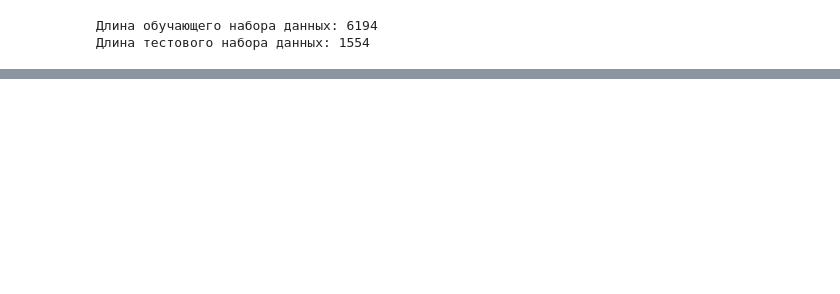
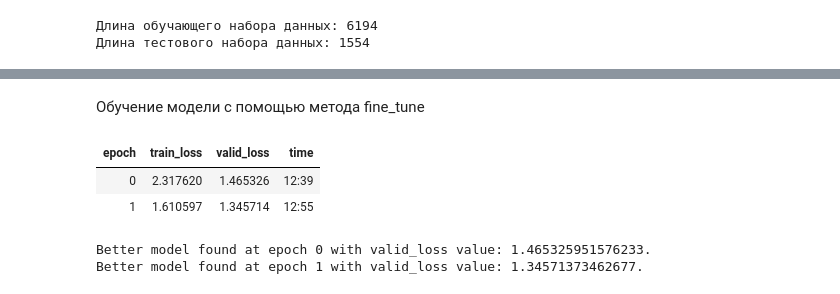
Before and after one commit to diman-dragon/Genre_ID, a Jupyter notebook: model_fastai.ipynb, the cells around one changed output, grey strips where cells are left out. Drawn from its saved outputs; the diff is of its cells as text; code cells hidden in the pictures; blank space fills up the shorter version.

```diff
--- a/model_fastai.ipynb
+++ b/model_fastai.ipynb
@@ -47,0 +37,23 @@ learn = cnn_learner(dls, resnet34, metrics=accuracy)
+# %% [markdown]
+Обучение модели с помощью метода fine_tune
+# %%
+# Определение пути для сохранения модели
+model_save_path = "fine_tune"
+
+# Определение коллбэка EarlyStopping
+early_stopping_cb = EarlyStoppingCallback(monitor='valid_loss', min_delta=0.01, patience=3)
+
+# Определение коллбэка SaveModel
+save_model_cb = SaveModelCallback(monitor='valid_loss', fname='best_model')
+
+# Создание объекта Learner и передача коллбэков EarlyStoppingCallback и SaveModelCallback
+learn = Learner(dls, learn.model, loss_func=learn.loss_func, cbs=[early_stopping_cb, save_model_cb])
+
+# Вызов метода fit для модели с добавлением всех коллбэков
+learn.fit_one_cycle(n_epoch=2, cbs=[early_stopping_cb, save_model_cb])
+# %% [output]
+| epoch | train_loss | valid_loss | time |
+| 0 | 2.317620 | 1.465326 | 12:39 |
+| 1 | 1.610597 | 1.345714 | 12:55 |
+Better model found at epoch 0 with valid_loss value: 1.465325951576233.
+Better model found at epoch 1 with valid_loss value: 1.34571373462677.
```
Also changed, not shown: parts of 18 cells of this notebook, 3 other files.
